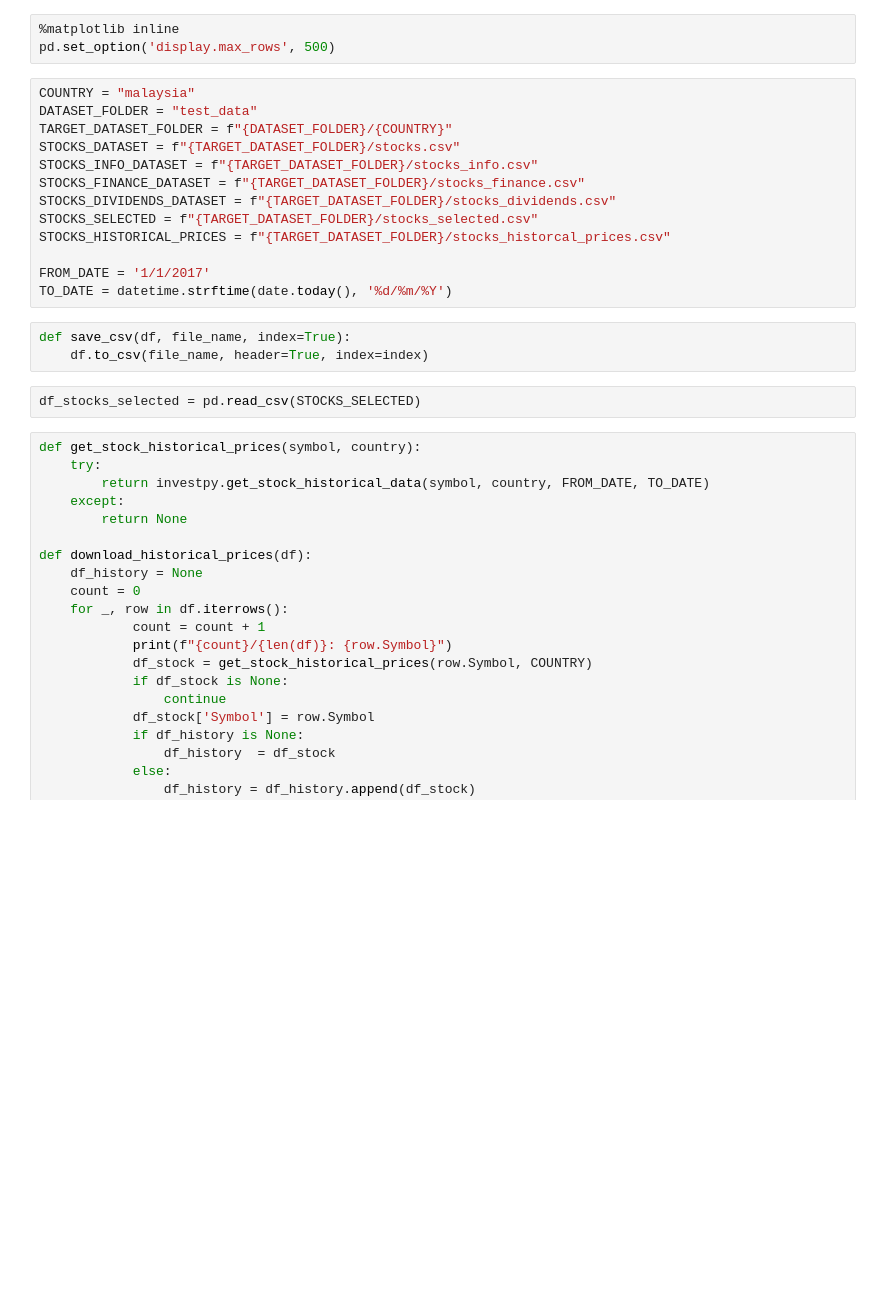
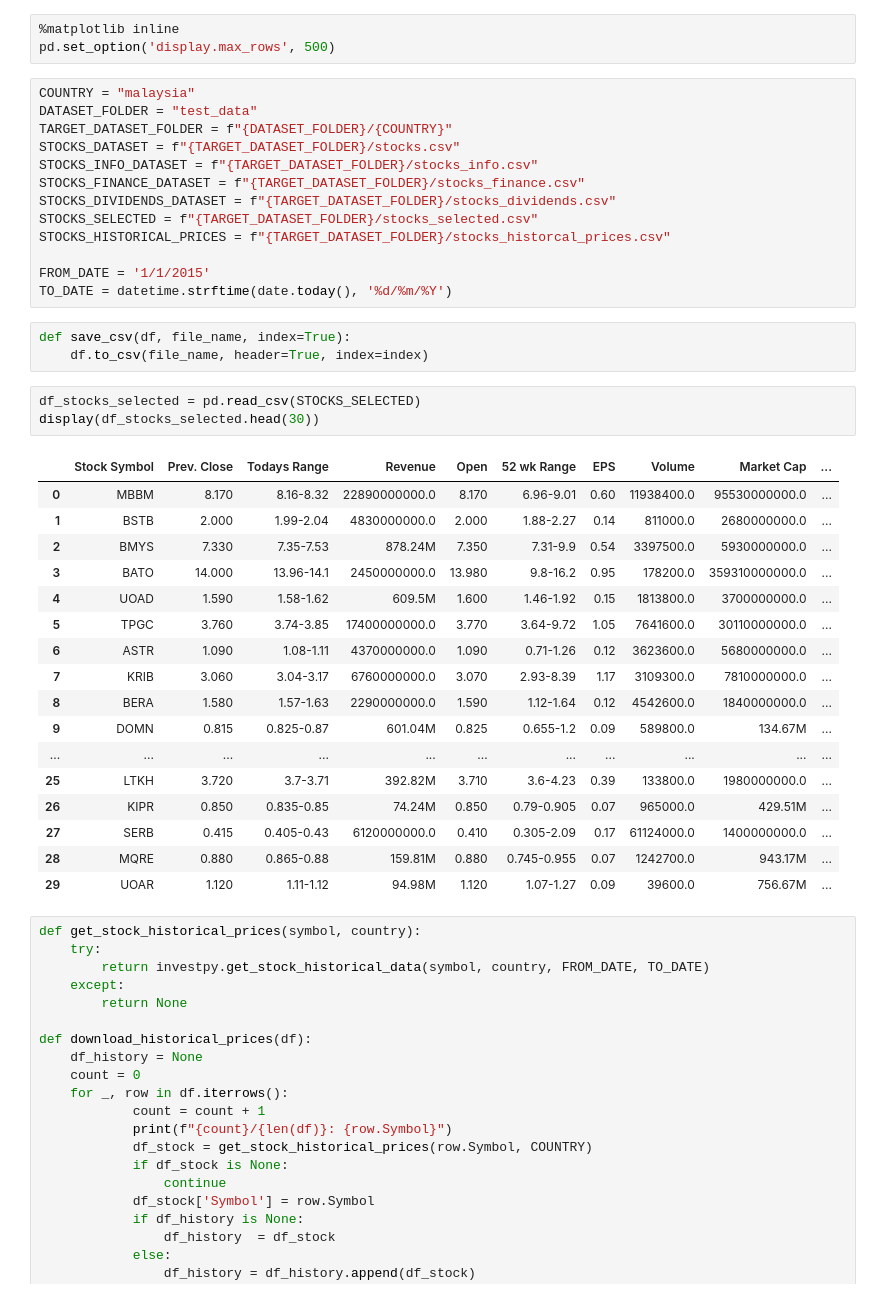
Before and after one commit to alpha2phi/jupyter-notebooks, a Jupyter notebook: nbs/02_01_stocks_machine_learning.ipynb, the cells around one changed output. Saved outputs shown, nothing was run; the diff lists cells and outputs as text; blank space fills up the shorter version.

```diff
--- a/nbs/02_01_stocks_machine_learning.ipynb
+++ b/nbs/02_01_stocks_machine_learning.ipynb
@@ -35,13 +35,32 @@ STOCKS_DIVIDENDS_DATASET = f"{TARGET_DATASET_FOLDER}/stocks_dividends.csv"
 STOCKS_SELECTED = f"{TARGET_DATASET_FOLDER}/stocks_selected.csv"
 STOCKS_HISTORICAL_PRICES = f"{TARGET_DATASET_FOLDER}/stocks_historcal_prices.csv"
 
-FROM_DATE = '1/1/2017'
+FROM_DATE = '1/1/2015'
 TO_DATE = datetime.strftime(date.today(), '%d/%m/%Y')
 # %%
 def save_csv(df, file_name, index=True):
     df.to_csv(file_name, header=True, index=index)
 # %%
 df_stocks_selected = pd.read_csv(STOCKS_SELECTED)
+display(df_stocks_selected.head(30))
+# %% [output]
+|  | Stock Symbol | Prev. Close | Todays Range | Revenue | Open | 52 wk Range | EPS | Volume | Market Cap | ... |
+| 0 | MBBM | 8.170 | 8.16-8.32 | 22890000000.0 | 8.170 | 6.96-9.01 | 0.60 | 11938400.0 | 95530000000.0 | ... |
+| 1 | BSTB | 2.000 | 1.99-2.04 | 4830000000.0 | 2.000 | 1.88-2.27 | 0.14 | 811000.0 | 2680000000.0 | ... |
+| 2 | BMYS | 7.330 | 7.35-7.53 | 878.24M | 7.350 | 7.31-9.9 | 0.54 | 3397500.0 | 5930000000.0 | ... |
+| 3 | BATO | 14.000 | 13.96-14.1 | 2450000000.0 | 13.980 | 9.8-16.2 | 0.95 | 178200.0 | 359310000000.0 | ... |
+| 4 | UOAD | 1.590 | 1.58-1.62 | 609.5M | 1.600 | 1.46-1.92 | 0.15 | 1813800.0 | 3700000000.0 | ... |
+| 5 | TPGC | 3.760 | 3.74-3.85 | 17400000000.0 | 3.770 | 3.64-9.72 | 1.05 | 7641600.0 | 30110000000.0 | ... |
+| 6 | ASTR | 1.090 | 1.08-1.11 | 4370000000.0 | 1.090 | 0.71-1.26 | 0.12 | 3623600.0 | 5680000000.0 | ... |
+| 7 | KRIB | 3.060 | 3.04-3.17 | 6760000000.0 | 3.070 | 2.93-8.39 | 1.17 | 3109300.0 | 7810000000.0 | ... |
+| 8 | BERA | 1.580 | 1.57-1.63 | 2290000000.0 | 1.590 | 1.12-1.64 | 0.12 | 4542600.0 | 1840000000.0 | ... |
+| 9 | DOMN | 0.815 | 0.825-0.87 | 601.04M | 0.825 | 0.655-1.2 | 0.09 | 589800.0 | 134.67M | ... |
+| ... | ... | ... | ... | ... | ... | ... | ... | ... | ... | ... |
+| 25 | LTKH | 3.720 | 3.7-3.71 | 392.82M | 3.710 | 3.6-4.23 | 0.39 | 133800.0 | 1980000000.0 | ... |
+| 26 | KIPR | 0.850 | 0.835-0.85 | 74.24M | 0.850 | 0.79-0.905 | 0.07 | 965000.0 | 429.51M | ... |
+| 27 | SERB | 0.415 | 0.405-0.43 | 6120000000.0 | 0.410 | 0.305-2.09 | 0.17 | 61124000.0 | 1400000000.0 | ... |
+| 28 | MQRE | 0.880 | 0.865-0.88 | 159.81M | 0.880 | 0.745-0.955 | 0.07 | 1242700.0 | 943.17M | ... |
+| 29 | UOAR | 1.120 | 1.11-1.12 | 94.98M | 1.120 | 1.07-1.27 | 0.09 | 39600.0 | 756.67M | ... |
 # %%
 def get_stock_historical_prices(symbol, country):
     try:
```
Also changed, not shown: parts of 5 cells of this notebook, 1 other file.
